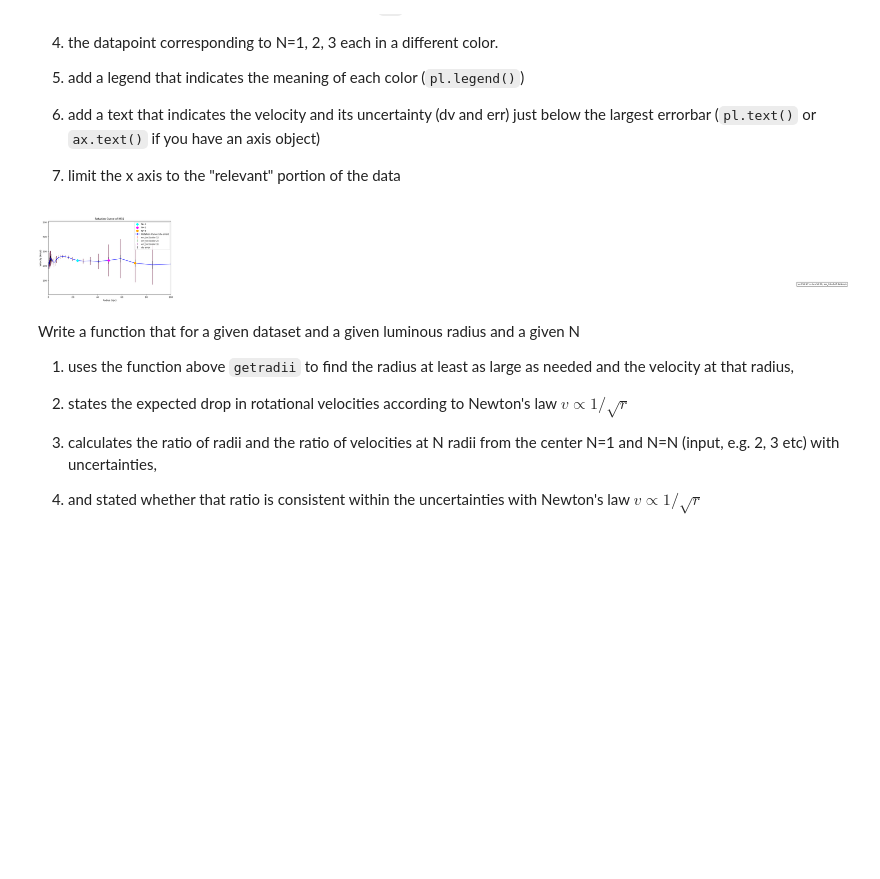
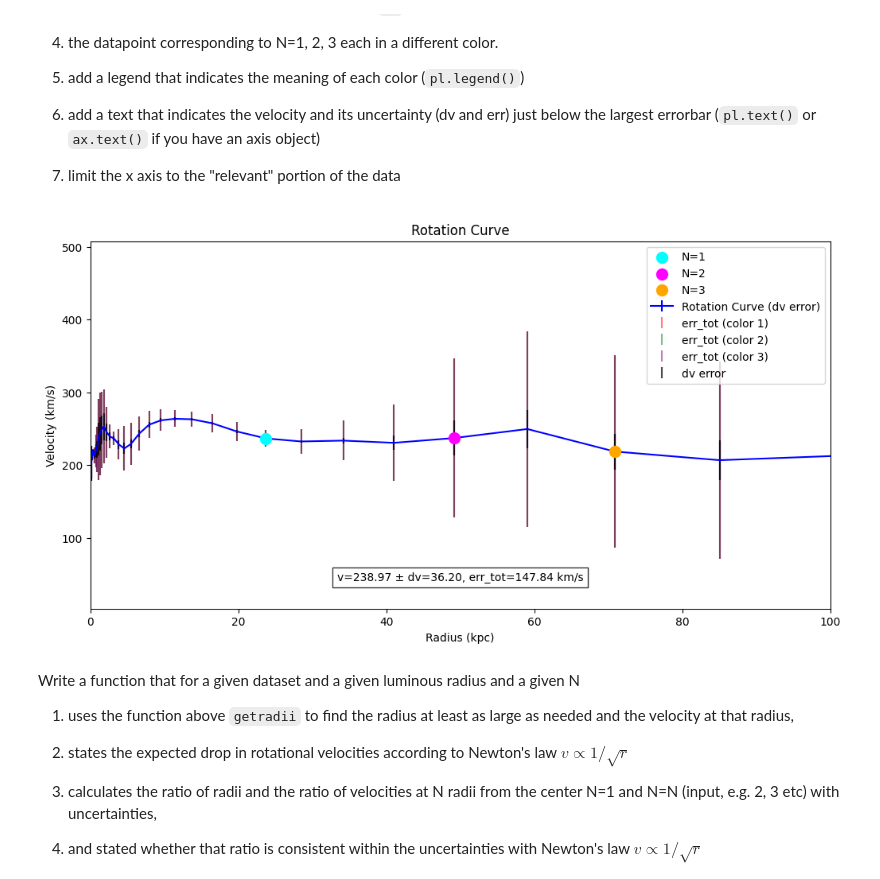
Before and after one commit to amandaswens/DSPS_ASwenson, a Jupyter notebook: HW4/HW4_MWrotCurve_instructions.ipynb, the cells around one changed output. Saved outputs shown, nothing was run; the diff lists cells and outputs as text; code cells hidden in the pictures; blank space fills up the shorter version.

```diff
--- a/HW4/HW4_MWrotCurve_instructions.ipynb
+++ b/HW4/HW4_MWrotCurve_instructions.ipynb
@@ -331,7 +331,7 @@ make a plot that shows
 # %%
 def plotGal(gal, rds):
 
-    fig, ax = plt.subplots(figsize=(10, 6))
+    fig, ax = plt.subplots(figsize=(12, 6))
 
     gal.plot(x='Radius', y='Velocity', yerr='Standard Error', kind='line', ax=ax, color='blue',
              label='Rotation Curve (dv error)', linestyle='-', marker=None)
@@ -350,40 +350,43 @@ def plotGal(gal, rds):
             ax.scatter([radius], [velocity], color=colors_n[i], s=100, label=f'N={i+1}', zorder=5)
 
     max_err_idx = gal['Standard Deviation'].idxmax()
     max_err_radius = gal.loc[max_err_idx, 'Radius']
     max_err_velocity = gal.loc[max_err_idx, 'Velocity']
     max_err_tot = gal.loc[max_err_idx, 'Standard Deviation']
     max_err_dv = gal.loc[max_err_idx, 'Standard Error']
-    ax.text(max_err_radius, max_err_velocity - max_err_tot - 10,
-            f'v={max_err_velocity:.2f} ± dv={max_err_dv:.2f}, err_tot={max_err_tot:.2f} km/s',
-            fontsize=10, ha='center', va='top', bbox=dict(facecolor='white', alpha=0.8))
+    ax.annotate(f'v={max_err_velocity:.2f} ± dv={max_err_dv:.2f}, err_tot={max_err_tot:.2f} km/s',
+    xy=(0.5, 0.1), xycoords="axes fraction",
+    fontsize=10, ha="center", va="top",
+    bbox=dict(facecolor="white", alpha=0.8)
+)
+
 
     ax.set_xlabel('Radius (kpc)')
     ax.set_ylabel('Velocity (km/s)')
-    ax.set_title('Rotation Curve of M31')
+    ax.set_title('Rotation Curve')
     ax.set_xlim(0, 100)
-    ax.legend()
+    ax.set_ylim()
+    ax.legend(loc='best')
 
-    plt.tight_layout()
     plt.show()
 
 m31 = pd.read_csv('https://raw.githubusercontent.com/fedhere/DSPS_FBianco/master/HW4/m31.csv', skiprows=1)
 
 m31 = m31.rename(columns={
     '#R(kpc': 'Radius',
     'V(km/s)': 'Velocity',
     'St.dev.': 'Standard Deviation',
     'St.error': 'Standard Error'
 })
 
 
 luminous_radius = 23.28
 
 rds = [getradii(m31, N, luminous_radius) for N in [1, 2, 3]]
 
 plotGal(m31, rds)
 # %% [output]
-[figure, old version]
+[figure, new version]
 # %% [markdown]
 Write a function that for a given dataset and a given luminous radius and a given N
 
```
Also changed, not shown: parts of 8 cells of this notebook.
